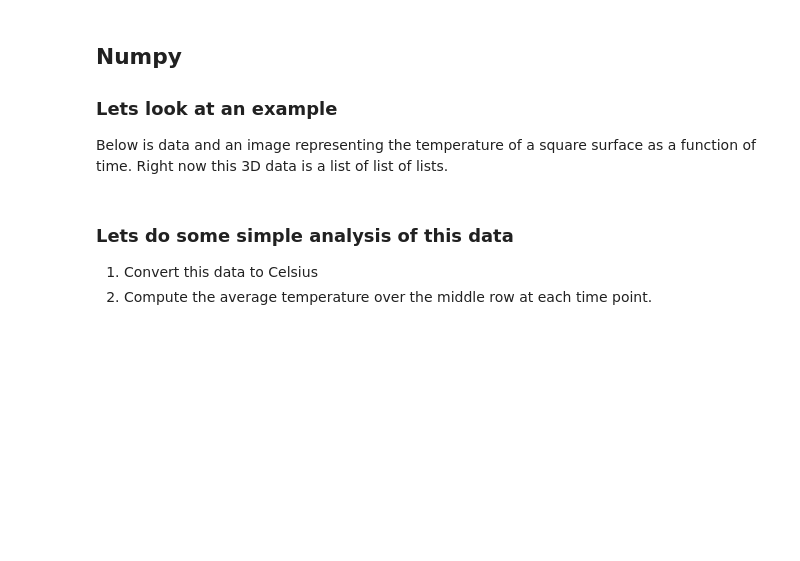
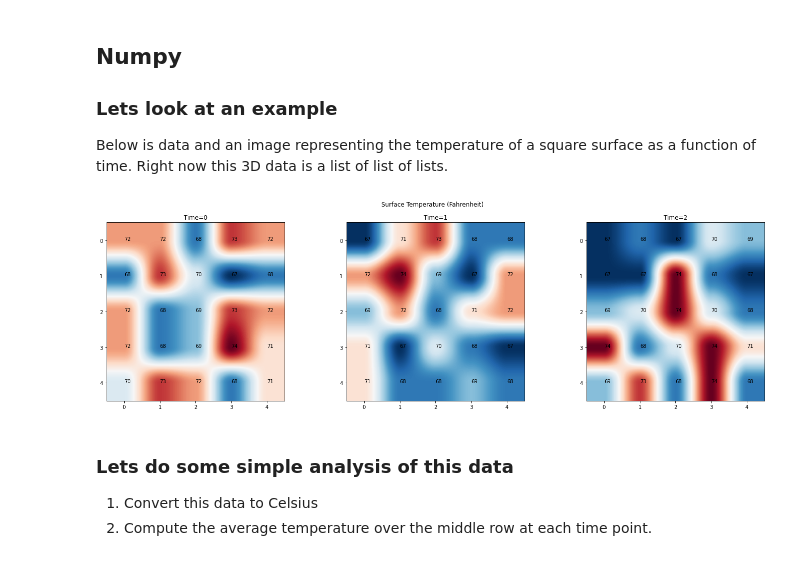
Before and after one commit to jrussell25/qbio-python, a Jupyter notebook: week2/week2.ipynb, the cells around one changed output. Drawn from its saved outputs; the diff is of its cells as text; code cells hidden in the pictures; blank space fills up the shorter version.

```diff
--- a/week2/week2.ipynb
+++ b/week2/week2.ipynb
@@ -80,8 +82,11 @@ def labelled_temp_plot(arr):
 # %%
 # I'll explain a lot about plotting like this later - for now just look at the picture
 fig, ax = labelled_temp_plot(temp_3d)
 fig.suptitle("Surface Temperature (Fahrenheit)")
+plt.tight_layout()
 plt.show()
+# %% [output]
+[figure, added]
 # %% [markdown]
 ### Lets do some simple analysis of this data
 
```
Also changed, not shown: parts of 1 cell of this notebook.
